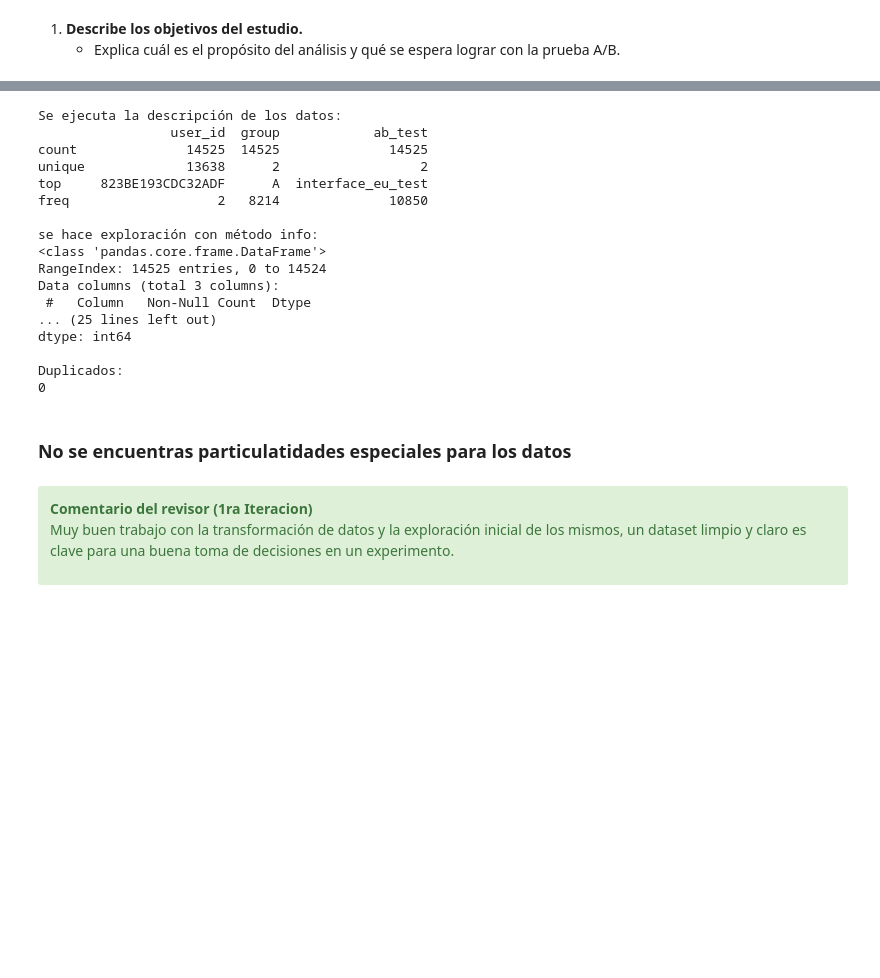
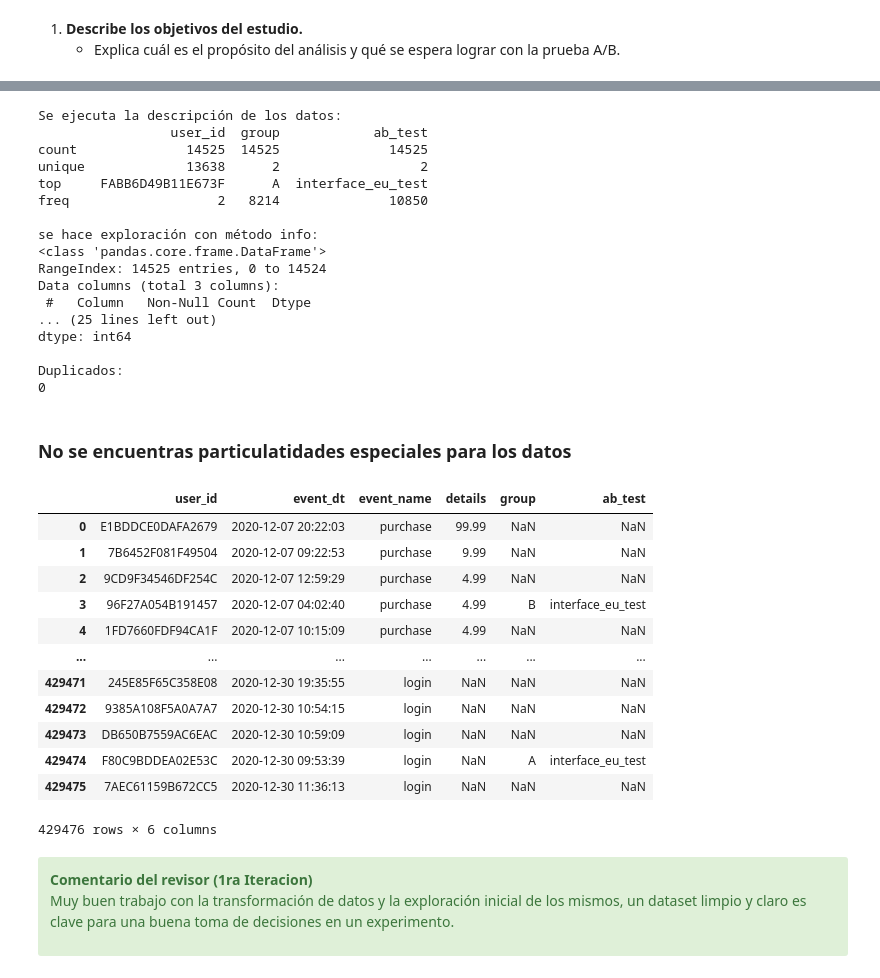
Before and after one commit to hukitan/tripleten, a Jupyter notebook: Proyectos_en_desarrollo/Proyecto Final/ab_Test_1it.ipynb, the cells around one changed output, grey strips where cells are left out. Drawn from its saved outputs; the diff is of its cells as text; code cells hidden in the pictures; blank space fills up the shorter version.

```diff
--- a/Proyectos_en_desarrollo/Proyecto Final/ab_Test_1it.ipynb
+++ b/Proyectos_en_desarrollo/Proyecto Final/ab_Test_1it.ipynb
@@ -87,7 +87,7 @@ def looks(datos):
     print("Duplicados:")
     print(datos.duplicated().sum())
 # %%
-marketing_events = pd.read_csv('/datasets/ab_project_marketing_events_us.csv')
+marketing_events = pd.read_csv('datasets/ab_project_marketing_events_us.csv')
 looks(marketing_events)
 # %% [output]
 Se ejecuta la descripción de los datos:
@@ -108,7 +108,7 @@ dtype: int64
 Duplicados:
 0
 # %%
-new_users = pd.read_csv('/datasets/final_ab_new_users_upd_us.csv')
+new_users = pd.read_csv('datasets/final_ab_new_users_upd_us.csv')
 looks(new_users)
 # %% [output]
 Se ejecuta la descripción de los datos:
@@ -150,14 +150,14 @@ dtype: int64
 Duplicados:
 0
 # %%
-participants = pd.read_csv('/datasets/final_ab_participants_upd_us.csv')
+participants = pd.read_csv('datasets/final_ab_participants_upd_us.csv')
 looks(participants)
 # %% [output]
 Se ejecuta la descripción de los datos:
                  user_id  group            ab_test
 count              14525  14525              14525
 unique             13638      2                  2
-top     823BE193CDC32ADF      A  interface_eu_test
+top     FABB6D49B11E673F      A  interface_eu_test
 freq                   2   8214              10850
 
 se hace exploración con método info:
@@ -175,16 +175,37 @@ Duplicados:
 # %%
 # Convertir fechas a datetime
 new_users['first_date'] = pd.to_datetime(new_users['first_date'])
 events['event_dt'] = pd.to_datetime(events['event_dt'])
 marketing_events[['start_dt', 'finish_dt']] = marketing_events[[
     'start_dt', 'finish_dt']].apply(pd.to_datetime)
 
-# Filtrar eventos dentro del período de la prueba (07/12/2020 - 01/01/2021)
-events = events[(events['event_dt'] >= '2020-12-07') &
-                (events['event_dt'] <= '2021-01-01')]
+
+# # Filtrar eventos dentro del período de la prueba (07/12/2020 - 01/01/2021)
+
+# events = events[(events['event_dt'] >= '2020-12-07') &
+
+#                 (events['event_dt'] <= '2021-01-01')]
+
 
 # Unir eventos con información de grupos
+
 df = events.merge(participants, on='user_id', how='left')
+
+df
+# %% [output]
+|  | user_id | event_dt | event_name | details | group | ab_test |
+| 0 | E1BDDCE0DAFA2679 | 2020-12-07 20:22:03 | purchase | 99.99 | NaN | NaN |
+| 1 | 7B6452F081F49504 | 2020-12-07 09:22:53 | purchase | 9.99 | NaN | NaN |
+| 2 | 9CD9F34546DF254C | 2020-12-07 12:59:29 | purchase | 4.99 | NaN | NaN |
+| 3 | 96F27A054B191457 | 2020-12-07 04:02:40 | purchase | 4.99 | B | interface_eu_test |
+| 4 | 1FD7660FDF94CA1F | 2020-12-07 10:15:09 | purchase | 4.99 | NaN | NaN |
+| ... | ... | ... | ... | ... | ... | ... |
+| 429471 | 245E85F65C358E08 | 2020-12-30 19:35:55 | login | NaN | NaN | NaN |
+| 429472 | 9385A108F5A0A7A7 | 2020-12-30 10:54:15 | login | NaN | NaN | NaN |
+| 429473 | DB650B7559AC6EAC | 2020-12-30 10:59:09 | login | NaN | NaN | NaN |
+| 429474 | F80C9BDDEA02E53C | 2020-12-30 09:53:39 | login | NaN | A | interface_eu_test |
+| 429475 | 7AEC61159B672CC5 | 2020-12-30 11:36:13 | login | NaN | NaN | NaN |
+429476 rows × 6 columns
 # %% [markdown]
 <div class="alert alert-block alert-success">
 <b>Comentario del revisor (1ra Iteracion)</b> <a class=“tocSkip”></a>
```
Also changed, not shown: parts of 8 cells of this notebook.
